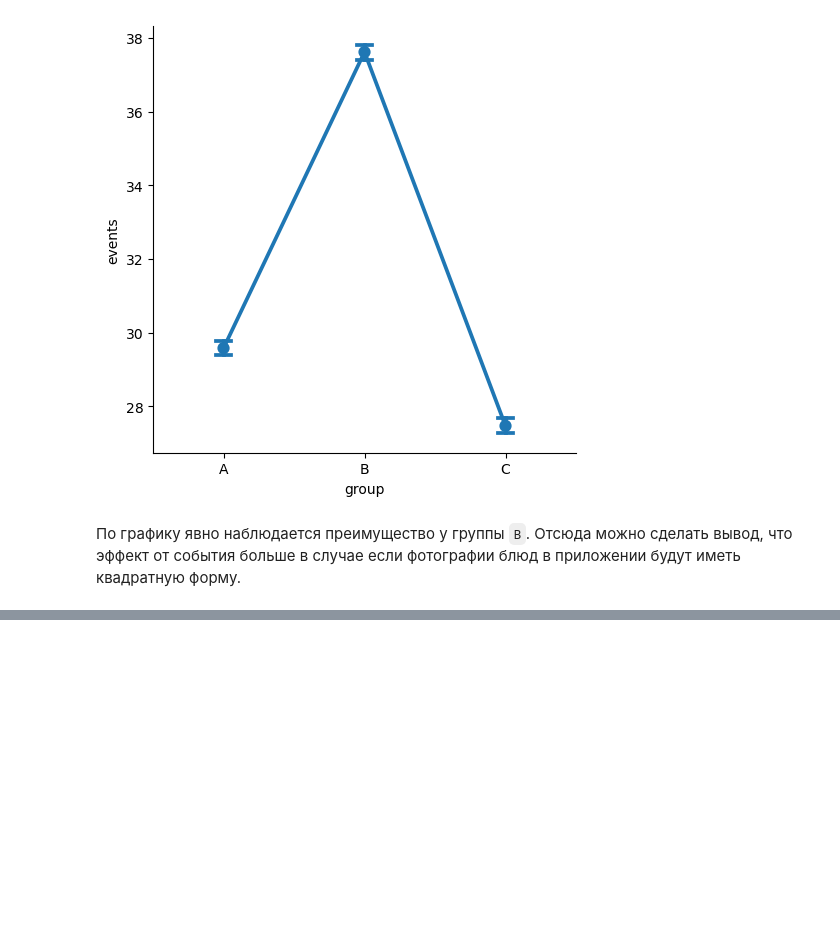
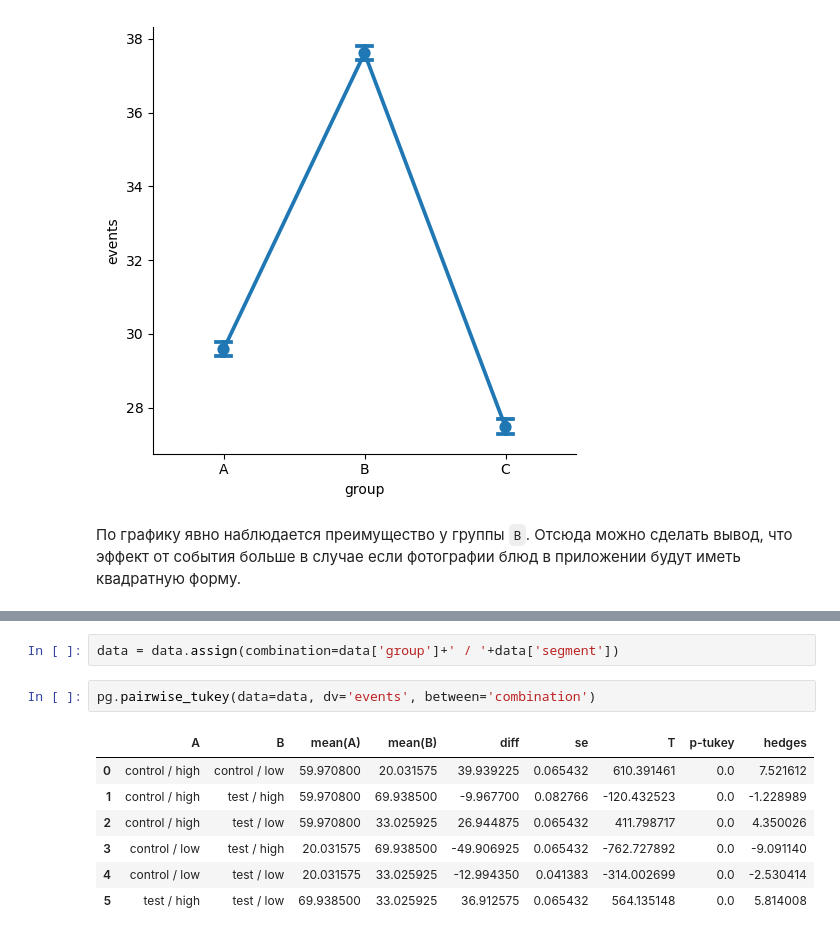
Before and after one commit to tabbols95/AB-testing, a Jupyter notebook: ANOVA/design_app_delivery_product_edu.ipynb, the cells around one changed output, grey strips where cells are left out. Cells and saved outputs as stored; diff of their text form; blank space fills up the shorter version.

```diff
--- a/ANOVA/design_app_delivery_product_edu.ipynb
+++ b/ANOVA/design_app_delivery_product_edu.ipynb
@@ -137,0 +181,12 @@ plt.show()
+# %%
+data = data.assign(combination=data['group']+' / '+data['segment'])
+# %%
+pg.pairwise_tukey(data=data, dv='events', between='combination')
+# %% [output]
+|  | A | B | mean(A) | mean(B) | diff | se | T | p-tukey | hedges |
+| 0 | control / high | control / low | 59.970800 | 20.031575 | 39.939225 | 0.065432 | 610.391461 | 0.0 | 7.521612 |
+| 1 | control / high | test / high | 59.970800 | 69.938500 | -9.967700 | 0.082766 | -120.432523 | 0.0 | -1.228989 |
+| 2 | control / high | test / low | 59.970800 | 33.025925 | 26.944875 | 0.065432 | 411.798717 | 0.0 | 4.350026 |
+| 3 | control / low | test / high | 20.031575 | 69.938500 | -49.906925 | 0.065432 | -762.727892 | 0.0 | -9.091140 |
+| 4 | control / low | test / low | 20.031575 | 33.025925 | -12.994350 | 0.041383 | -314.002699 | 0.0 | -2.530414 |
+| 5 | test / high | test / low | 69.938500 | 33.025925 | 36.912575 | 0.065432 | 564.135148 | 0.0 | 5.814008 |
```
Also changed, not shown: parts of 7 cells of this notebook.
